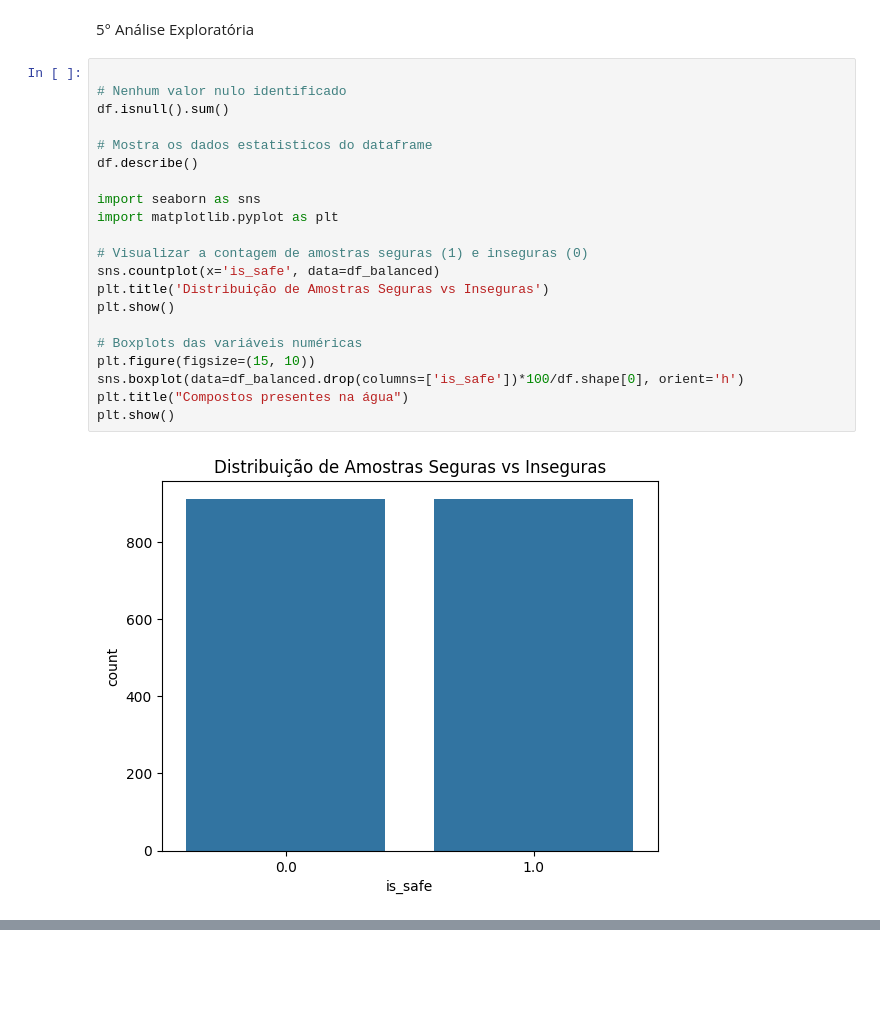
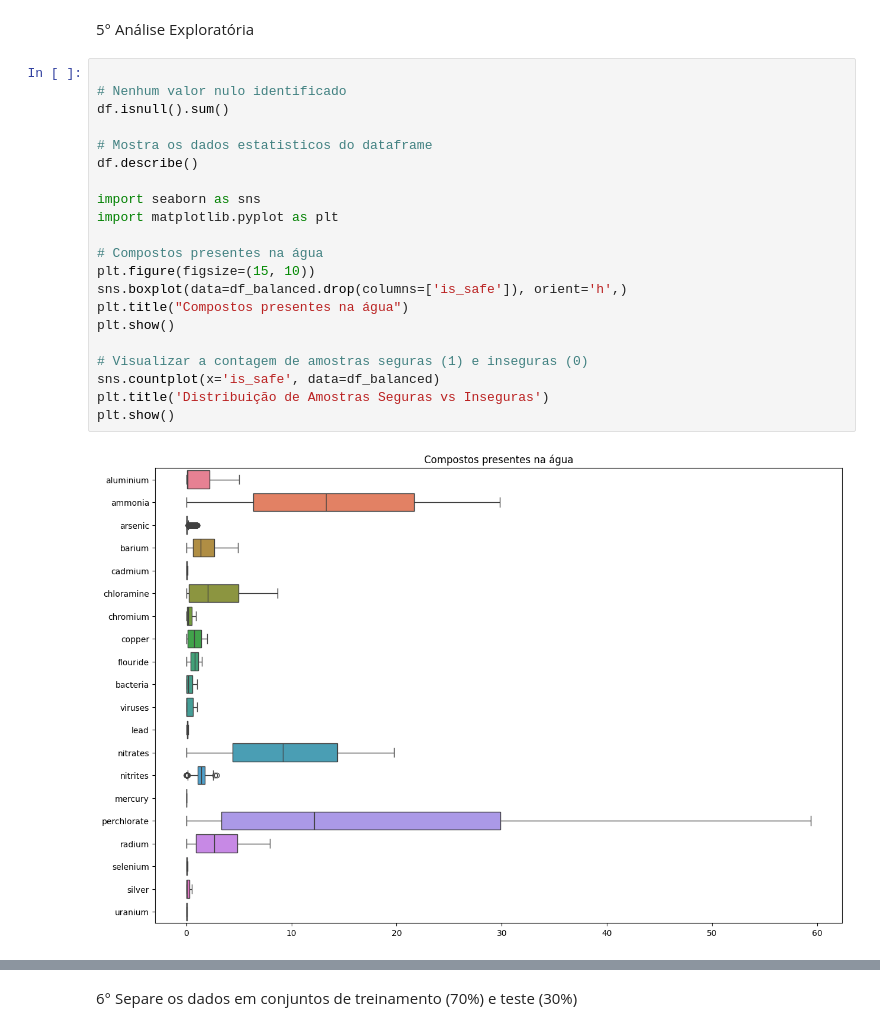
Before and after one commit to Rafaeros/analise_dados, a Jupyter notebook: analise_dados.ipynb, the cells around one changed output, grey strips where cells are left out. Saved outputs shown, nothing was run; the diff lists cells and outputs as text; blank space fills up the shorter version.

```diff
--- a/analise_dados.ipynb
+++ b/analise_dados.ipynb
@@ -132,23 +132,23 @@ Name: count, dtype: int64
 # %%
 
 # Nenhum valor nulo identificado
 df.isnull().sum()
 
 # Mostra os dados estatisticos do dataframe
 df.describe()
 
 import seaborn as sns
 import matplotlib.pyplot as plt
 
+# Compostos presentes na água
+plt.figure(figsize=(15, 10))
+sns.boxplot(data=df_balanced.drop(columns=['is_safe']), orient='h',)
+plt.title("Compostos presentes na água")
+plt.show()
+
 # Visualizar a contagem de amostras seguras (1) e inseguras (0)
 sns.countplot(x='is_safe', data=df_balanced)
 plt.title('Distribuição de Amostras Seguras vs Inseguras')
 plt.show()
-
-# Boxplots das variáveis numéricas
-plt.figure(figsize=(15, 10))
-sns.boxplot(data=df_balanced.drop(columns=['is_safe'])*100/df.shape[0], orient='h')
-plt.title("Compostos presentes na água")
-plt.show()
 # %% [output]
-[figure, old version]
+[figure, new version]
@@ -155,0 +156,2 @@ plt.show()
+# %% [markdown]
+6° Separe os dados em conjuntos de treinamento (70%) e teste (30%)
```
Also changed, not shown: parts of 7 cells of this notebook.
